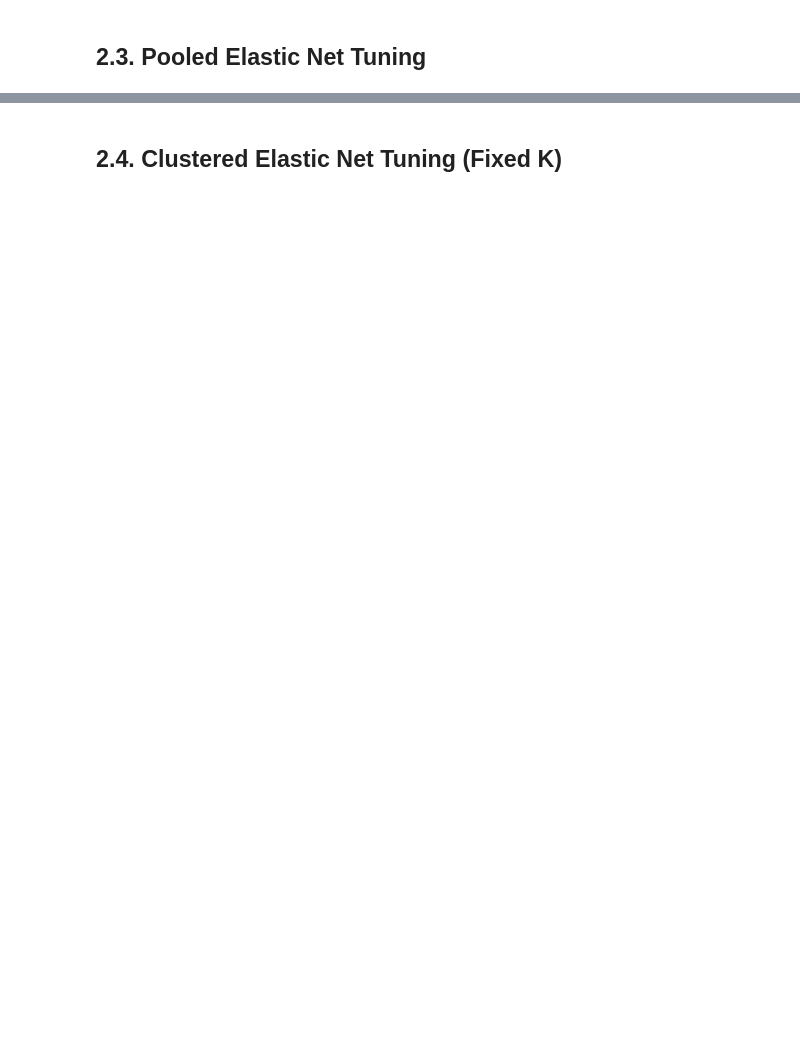
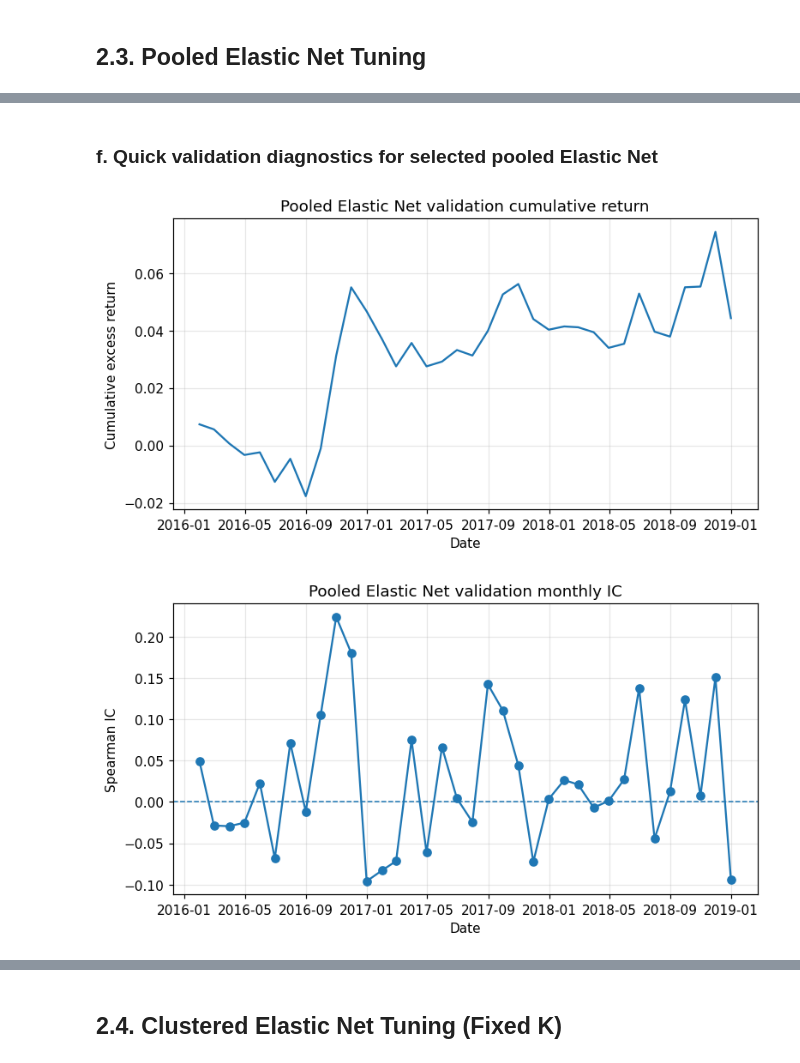
Before and after one commit to JackyJacky1029/FINA-4713-Group-9-Project, a Jupyter notebook: jkp_project.ipynb, the cells around one changed output, grey strips where cells are left out. Cells and saved outputs as stored; diff of their text form; code cells hidden in the pictures; blank space fills up the shorter version.

```diff
--- a/jkp_project.ipynb
+++ b/jkp_project.ipynb
@@ -1762,0 +2540,16 @@ from
+# %%
+# Create the dictionary key for the selected hyperparameter pair.
+best_pooled_key = (alpha_pooled_star, l1_ratio_pooled_star)
+
+# Extract detailed output, performance for best alpha & l1_ratio trained model
+pooled_valid_pred = pooled_enet_outputs[best_pooled_key]["predictions"]
+pooled_valid_pf_returns = pooled_enet_outputs[best_pooled_key]["portfolio_returns"]
+pooled_valid_monthly_ic = pooled_enet_outputs[best_pooled_key]["monthly_ic"]
+pooled_valid_weights = pooled_enet_outputs[best_pooled_key]["weights"]
+
+print("Combined validation prediction shape:", pooled_valid_pred.shape)
+print("Validation portfolio return months:", len(pooled_valid_pf_returns))
+
+display(pooled_valid_pred.head())
+display(pooled_valid_pf_returns.head())
+display(pooled_valid_monthly_ic.head())
@@ -1762,0 +2579,27 @@ from
+# %% [markdown]
+### f. Quick validation diagnostics for selected pooled Elastic Net
+# %%
+# Cumulative validation portfolio return.
+pooled_valid_cumret = (1 + pooled_valid_pf_returns).cumprod() - 1
+
+plt.figure(figsize=(8, 4))
+plt.plot(pooled_valid_cumret.index, pooled_valid_cumret.values)
+plt.xlabel("Date")
+plt.ylabel("Cumulative excess return")
+plt.title("Pooled Elastic Net validation cumulative return")
+plt.grid(True, alpha=0.3)
+plt.show()
+
+
+# Monthly IC over time.
+plt.figure(figsize=(8, 4))
+plt.plot(pooled_valid_monthly_ic.index, pooled_valid_monthly_ic.values, marker="o")
+plt.axhline(0, linestyle="--", linewidth=1)
+plt.xlabel("Date")
+plt.ylabel("Spearman IC")
+plt.title("Pooled Elastic Net validation monthly IC")
+plt.grid(True, alpha=0.3)
+plt.show()
+# %% [output]
+[figure, added]
+[figure, added]
```
Also changed, not shown: parts of 59 cells of this notebook.
